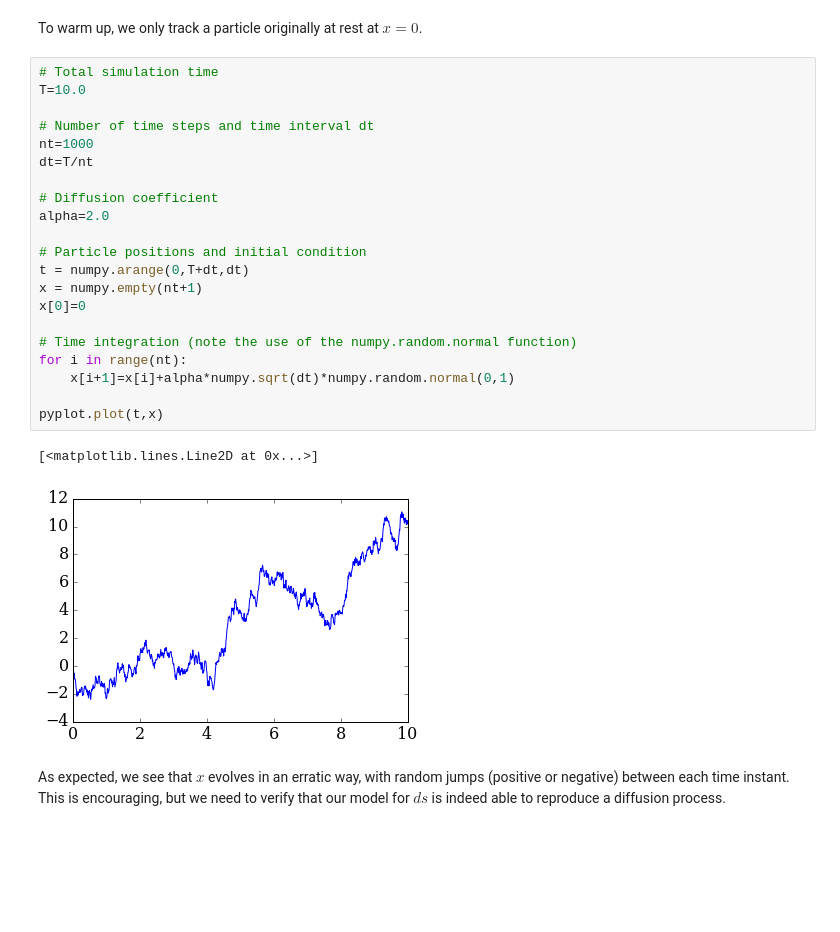
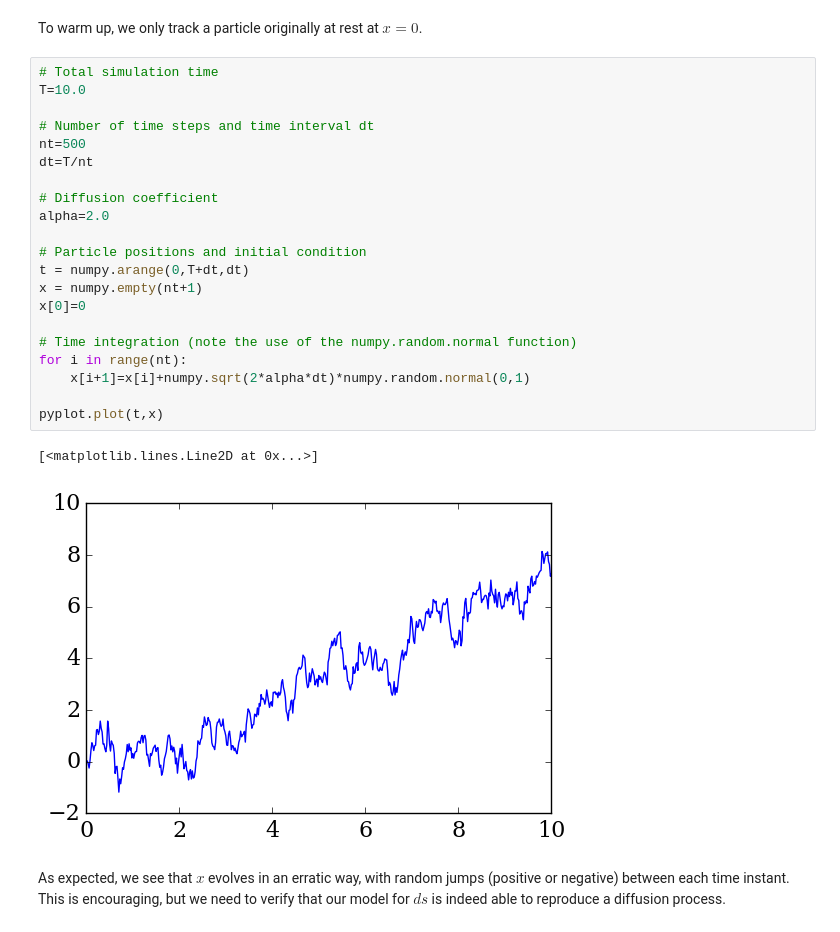
Before and after one commit to numerical-mooc/numerical-mooc, a Jupyter notebook: lessons/06_MonteCarlo/06_03_brownianMotion_2.ipynb, the cells around one changed output. Saved outputs shown, nothing was run; the diff lists cells and outputs as text; blank space fills up the shorter version.

Commit message:
Bug fix in definition of alpha in first part of the notebook

```diff
--- a/lessons/06_MonteCarlo/06_03_brownianMotion_2.ipynb
+++ b/lessons/06_MonteCarlo/06_03_brownianMotion_2.ipynb
@@ -44,27 +44,27 @@ To warm up, we only track a particle originally at rest at $x=0$.
 # %%
 # Total simulation time
 T=10.0
 
 # Number of time steps and time interval dt
-nt=1000
+nt=500
 dt=T/nt
 
 # Diffusion coefficient
 alpha=2.0
 
 # Particle positions and initial condition
 t = numpy.arange(0,T+dt,dt)
 x = numpy.empty(nt+1)
 x[0]=0
 
 # Time integration (note the use of the numpy.random.normal function)
 for i in range(nt):
-    x[i+1]=x[i]+alpha*numpy.sqrt(dt)*numpy.random.normal(0,1)
+    x[i+1]=x[i]+numpy.sqrt(2*alpha*dt)*numpy.random.normal(0,1)
 
 pyplot.plot(t,x)
 # %% [output]
 [<matplotlib.lines.Line2D at 0x...>]
-[figure, old version]
+[figure, new version]
 # %% [markdown]
 As expected, we see that $x$ evolves in an erratic way, with random jumps (positive or negative) between each time instant. This is encouraging, but we need to verify that our model for $ds$ is indeed able to reproduce a diffusion process.
 # %% [markdown]
```
Also changed, not shown: parts of 4 cells of this notebook.
